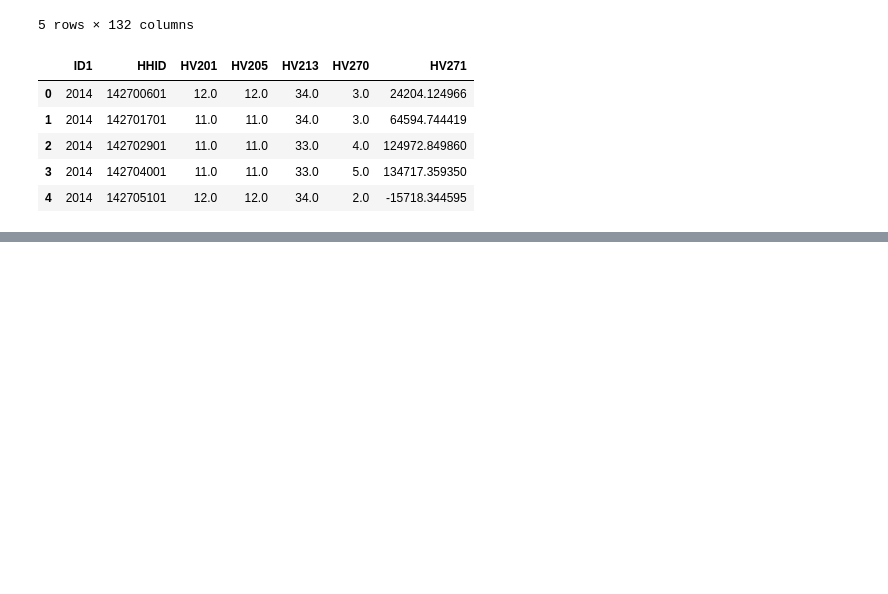
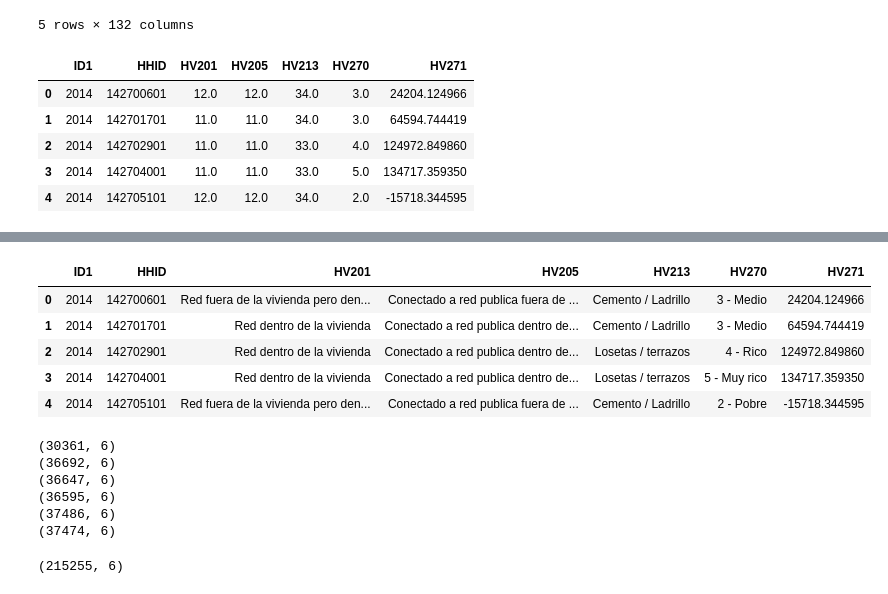
Before and after one commit to ChallengeCare/endes-analisis, a Jupyter notebook: nb/cap-1-3.ipynb, the cells around one changed output, grey strips where cells are left out. Cells and saved outputs as stored; diff of their text form; code cells hidden in the pictures; blank space fills up the shorter version.

```diff
--- a/nb/cap-1-3.ipynb
+++ b/nb/cap-1-3.ipynb
@@ -337,0 +825,7 @@ df_vivienda_14.head()
+# %%
+df_vivienda_14.HV205 = df_vivienda_14.HV205.apply(lambda x: dict_hv205[x] if not pd.isna(x) else x)
+df_vivienda_15.HV205 = df_vivienda_15.HV205.apply(lambda x: dict_hv205[x] if not pd.isna(x) else x)
+df_vivienda_16.HV205 = df_vivienda_16.HV205.apply(lambda x: dict_hv205[x] if not pd.isna(x) else x)
+df_vivienda_17.HV205 = df_vivienda_17.HV205.apply(lambda x: dict_hv205[x] if not pd.isna(x) else x)
+df_vivienda_18.HV205 = df_vivienda_18.HV205.apply(lambda x: dict_hv205[x] if not pd.isna(x) else x)
+df_vivienda_19.HV205 = df_vivienda_19.HV205.apply(lambda x: dict_hv205[x] if not pd.isna(x) else x)
@@ -337,0 +943,7 @@ df_vivienda_14.head()
+# %%
+df_vivienda_14.HV213 = df_vivienda_14.HV213.apply(lambda x: dict_hv213[x] if not pd.isna(x) else x)
+df_vivienda_15.HV213 = df_vivienda_15.HV213.apply(lambda x: dict_hv213[x] if not pd.isna(x) else x)
+df_vivienda_16.HV213 = df_vivienda_16.HV213.apply(lambda x: dict_hv213[x] if not pd.isna(x) else x)
+df_vivienda_17.HV213 = df_vivienda_17.HV213.apply(lambda x: dict_hv213[x] if not pd.isna(x) else x)
+df_vivienda_18.HV213 = df_vivienda_18.HV213.apply(lambda x: dict_hv213[x] if not pd.isna(x) else x)
+df_vivienda_19.HV213 = df_vivienda_19.HV213.apply(lambda x: dict_hv213[x] if not pd.isna(x) else x)
@@ -337,0 +1017,20 @@ df_vivienda_14.head()
+# %%
+dict_hv270 = {
+    1: "1 - Muy pobre",
+    2: "2 - Pobre",
+    3: "3 - Medio",
+    4: "4 - Rico",
+    5: "5 - Muy rico",
+    "middle": "3 - Medio",
+    "poorer": "2 - Pobre",
+    "poorest": "1 - Muy pobre",
+    "richer": "4 - Rico",
+    "richest": "5 - Muy rico",
+}
+# %%
+df_vivienda_14.HV270 = df_vivienda_14.HV270.apply(lambda x: dict_hv270[x] if not pd.isna(x) else x)
+df_vivienda_15.HV270 = df_vivienda_15.HV270.apply(lambda x: dict_hv270[x] if not pd.isna(x) else x)
+df_vivienda_16.HV270 = df_vivienda_16.HV270.apply(lambda x: dict_hv270[x] if not pd.isna(x) else x)
+df_vivienda_17.HV270 = df_vivienda_17.HV270.apply(lambda x: dict_hv270[x] if not pd.isna(x) else x)
+df_vivienda_18.HV270 = df_vivienda_18.HV270.apply(lambda x: dict_hv270[x] if not pd.isna(x) else x)
+df_vivienda_19.HV270 = df_vivienda_19.HV270.apply(lambda x: dict_hv270[x] if not pd.isna(x) else x)
@@ -337,0 +1062,9 @@ df_vivienda_14.head()
+# %%
+df_vivienda_14.head()
+# %% [output]
+|  | ID1 | HHID | HV201 | HV205 | HV213 | HV270 | HV271 |
+| 0 | 2014 | 142700601 | Red fuera de la vivienda pero den... | Conectado a red publica fuera de ... | Cemento / Ladrillo | 3 - Medio | 24204.124966 |
+| 1 | 2014 | 142701701 | Red dentro de la vivienda | Conectado a red publica dentro de... | Cemento / Ladrillo | 3 - Medio | 64594.744419 |
+| 2 | 2014 | 142702901 | Red dentro de la vivienda | Conectado a red publica dentro de... | Losetas / terrazos | 4 - Rico | 124972.849860 |
+| 3 | 2014 | 142704001 | Red dentro de la vivienda | Conectado a red publica dentro de... | Losetas / terrazos | 5 - Muy rico | 134717.359350 |
+| 4 | 2014 | 142705101 | Red fuera de la vivienda pero den... | Conectado a red publica fuera de ... | Cemento / Ladrillo | 2 - Pobre | -15718.344595 |
@@ -337,0 +1079,14 @@ df_vivienda_14.head()
+# %%
+print(df_vivienda_14.shape)
+print(df_vivienda_15.shape)
+print(df_vivienda_16.shape)
+print(df_vivienda_17.shape)
+print(df_vivienda_18.shape)
+print(df_vivienda_19.shape)
+# %% [output]
+(30361, 6)
+(36692, 6)
+(36647, 6)
+(36595, 6)
+(37486, 6)
+(37474, 6)
@@ -337,0 +1095,4 @@ df_vivienda_14.head()
+# %%
+df_vivienda.shape
+# %% [output]
+(215255, 6)
```
Also changed, not shown: parts of 82 cells of this notebook, 8 other files.
